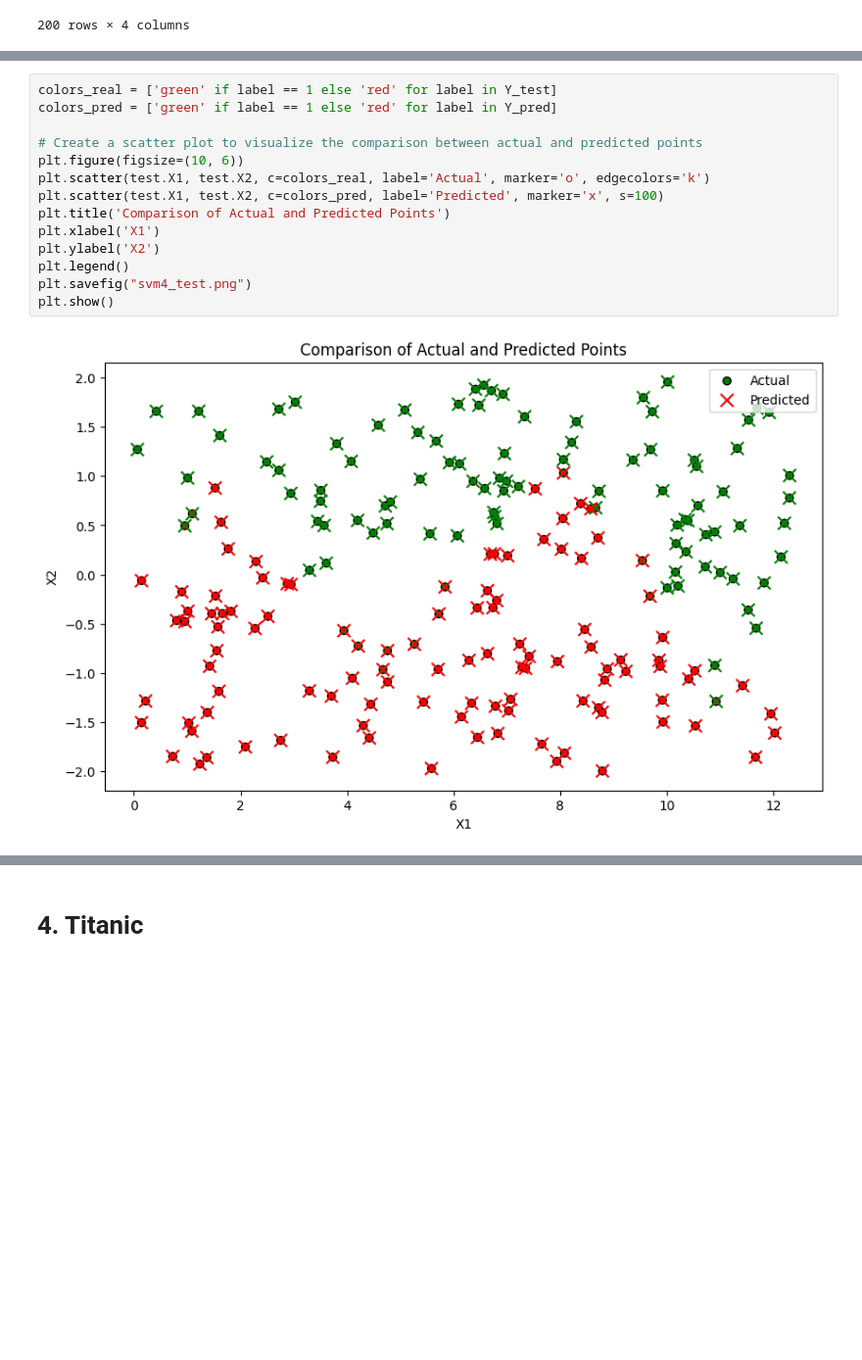
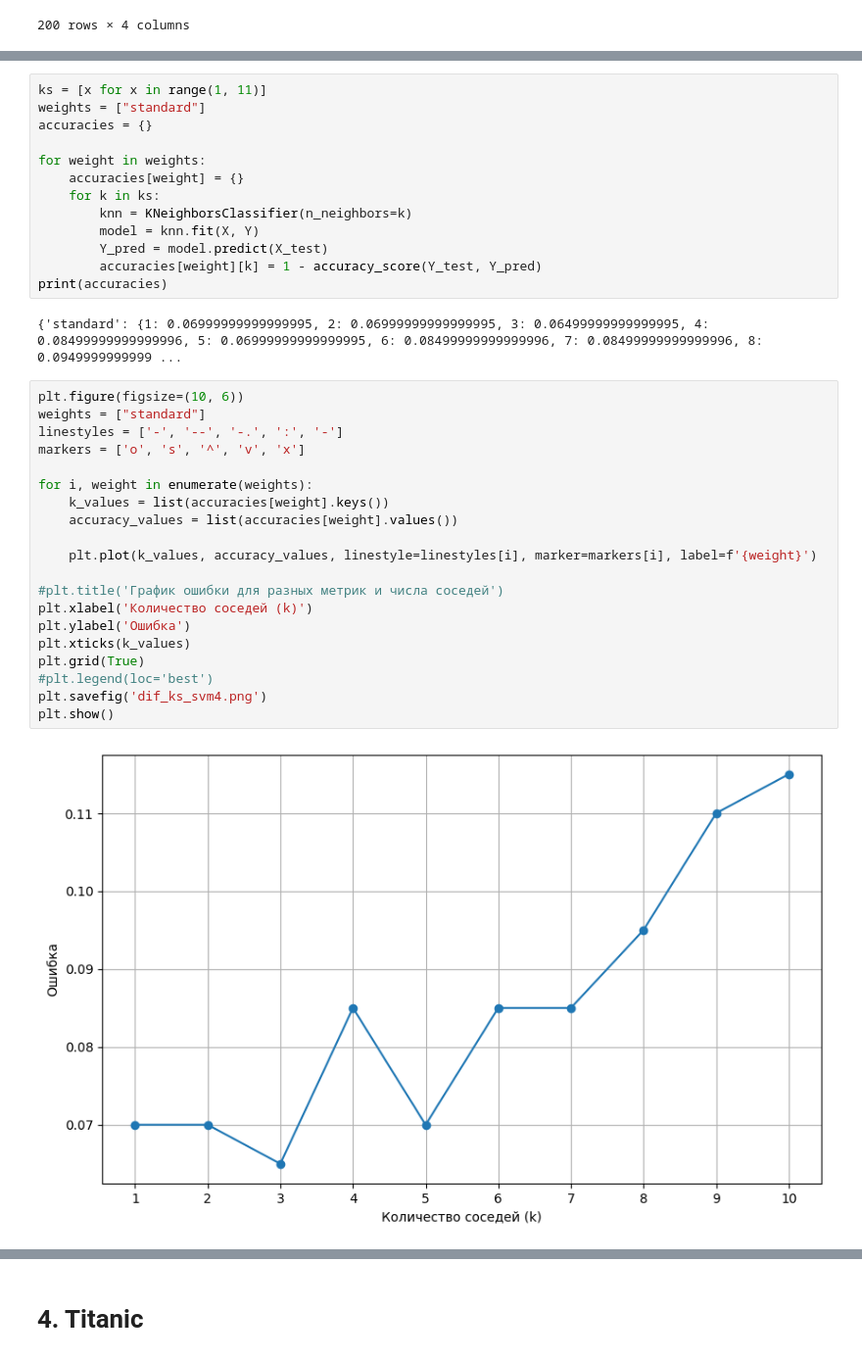
Before and after one commit to sleshworld/magistr_labs, a Jupyter notebook: 2_KNN/knn.ipynb, the cells around one changed output, grey strips where cells are left out. Shown at 98% size. Cells and saved outputs as stored; diff of their text form; blank space fills up the shorter version.

```diff
--- a/2_KNN/knn.ipynb
+++ b/2_KNN/knn.ipynb
@@ -414,16 +462,37 @@ acc_score
-# %%
-colors_real = ['green' if label == 1 else 'red' for label in Y_test]
-colors_pred = ['green' if label == 1 else 'red' for label in Y_pred]
-
-# Create a scatter plot to visualize the comparison between actual and predicted points
-plt.figure(figsize=(10, 6))
-plt.scatter(test.X1, test.X2, c=colors_real, label='Actual', marker='o', edgecolors='k')
-plt.scatter(test.X1, test.X2, c=colors_pred, label='Predicted', marker='x', s=100)
-plt.title('Comparison of Actual and Predicted Points')
-plt.xlabel('X1')
-plt.ylabel('X2')
-plt.legend()
-plt.savefig("svm4_test.png")
-plt.show()
-# %% [output]
-[figure, removed]
+# %%
+ks = [x for x in range(1, 11)]
+weights = ["standard"]
+accuracies = {}
+
+for weight in weights:
+    accuracies[weight] = {}
+    for k in ks:
+        knn = KNeighborsClassifier(n_neighbors=k)
+        model = knn.fit(X, Y)
+        Y_pred = model.predict(X_test)
+        accuracies[weight][k] = 1 - accuracy_score(Y_test, Y_pred)
+print(accuracies)
+# %% [output]
+{'standard': {1: 0.06999999999999995, 2: 0.06999999999999995, 3: 0.06499999999999995, 4: 0.08499999999999996, 5: 0.06999999999999995, 6: 0.08499999999999996, 7: 0.08499999999999996, 8: 0.0949999999999 ...
+# %%
+plt.figure(figsize=(10, 6))
+weights = ["standard"]
+linestyles = ['-', '--', '-.', ':', '-']
+markers = ['o', 's', '^', 'v', 'x']
+
+for i, weight in enumerate(weights):
+    k_values = list(accuracies[weight].keys())
+    accuracy_values = list(accuracies[weight].values())
+
+    plt.plot(k_values, accuracy_values, linestyle=linestyles[i], marker=markers[i], label=f'{weight}')
+
+#plt.title('График ошибки для разных метрик и числа соседей')
+plt.xlabel('Количество соседей (k)')
+plt.ylabel('Ошибка')
+plt.xticks(k_values)
+plt.grid(True)
+#plt.legend(loc='best')
+plt.savefig('dif_ks_svm4.png')
+plt.show()
+# %% [output]
+[figure, added]
```
Also changed, not shown: parts of 17 cells of this notebook, 19 other files.
